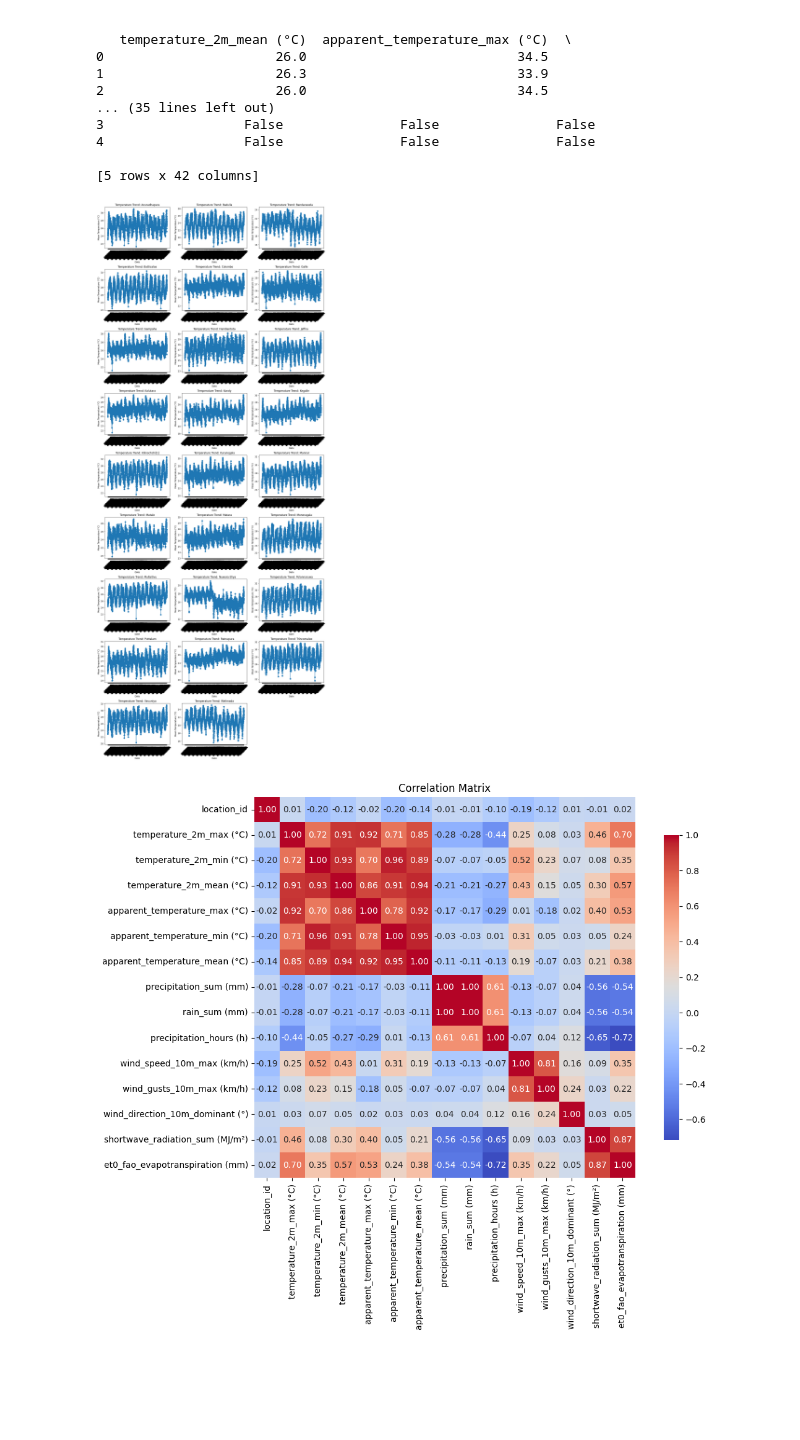
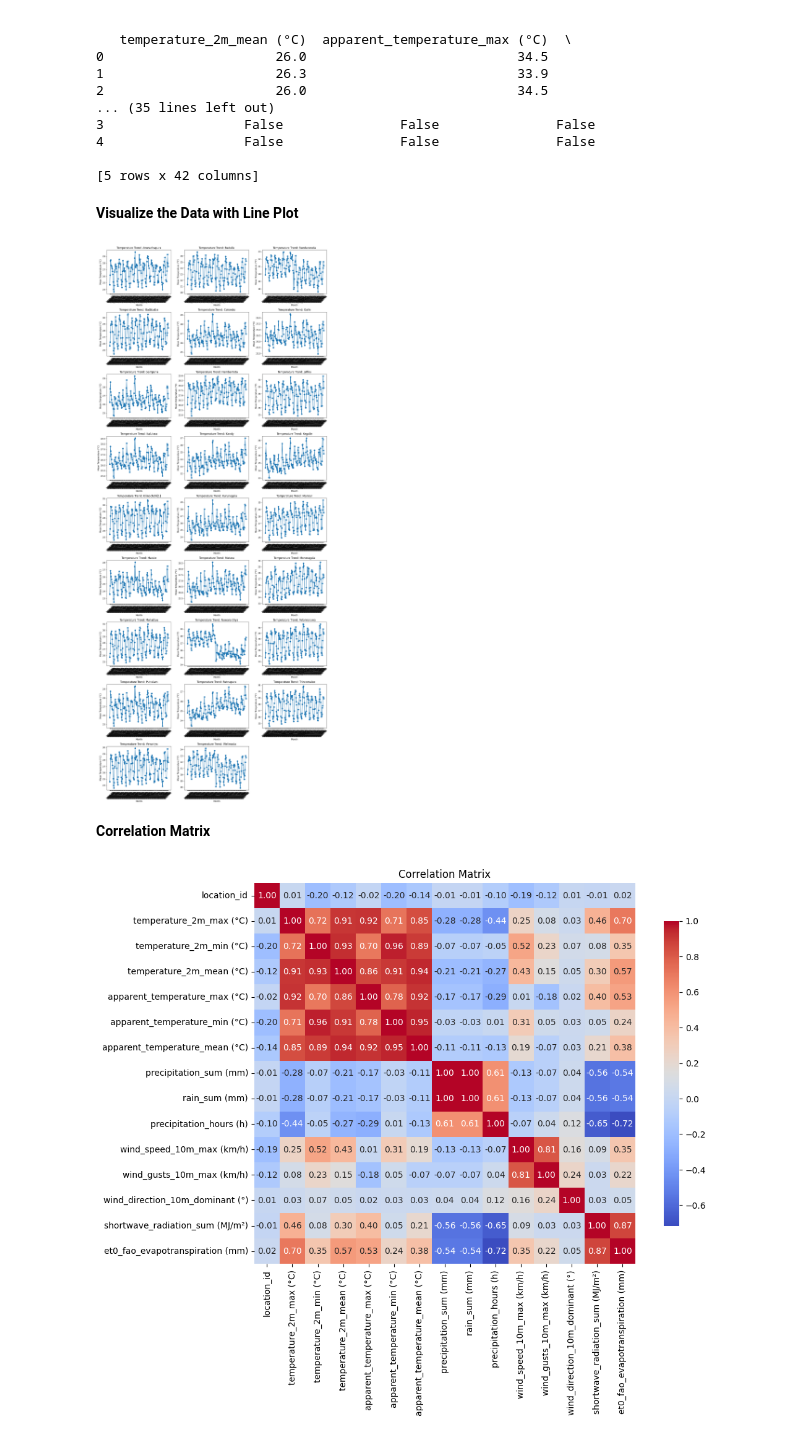
Before and after one commit to IT21271182/Deep-Learning-Project, a Jupyter notebook: IT21373916_RCNN.ipynb, the cells around one changed output. Drawn from its saved outputs; the diff is of its cells as text; code cells hidden in the pictures; blank space fills up the shorter version.

Commit message:
Imporved Visualization

```diff
--- a/IT21373916_RCNN.ipynb
+++ b/IT21373916_RCNN.ipynb
@@ -143,38 +153,51 @@ Merged Data after One-Hot Encoding:
 4                  False               False               False
 
 [5 rows x 42 columns]
+# %% [markdown]
+**Visualize the Data with Line Plot**
 # %%
 import matplotlib.pyplot as plt
 
+# Ensure the date column is in datetime format
+merged_data['date'] = pd.to_datetime(merged_data['date'])
+
+# Create a 'month' column for grouping by month
+merged_data['month'] = merged_data['date'].dt.to_period('M')  # Group by month
+
 # List all the one-hot encoded city columns
 city_columns = [col for col in merged_data.columns if 'city_name_' in col]
+
+# Group data by month and calculate monthly averages for each city
+monthly_avg_data = merged_data.groupby(['month'] + city_columns).mean().reset_index()
 
 # Set the number of rows and columns for subplots
 n_cols = 3
 n_rows = (len(city_columns) // n_cols) + (len(city_columns) % n_cols > 0)
 
 # Create subplots
 fig, axs = plt.subplots(n_rows, n_cols, figsize=(15, n_rows * 4))
 fig.subplots_adjust(hspace=0.4, wspace=0.4)
 axs = axs.flatten()
 
-# Plot each city
+# Plot each city using the monthly averaged data
 for i, city in enumerate(city_columns):
-    city_data = merged_data[merged_data[city] == 1]
-    axs[i].plot(city_data['date'], city_data['temperature_2m_mean (°C)'], label=city, marker='o')
+    city_data = monthly_avg_data[monthly_avg_data[city] == 1]
+    axs[i].plot(city_data['month'].astype(str), city_data['temperature_2m_mean (°C)'], label=city, marker='o')
     axs[i].set_title(f"Temperature Trend: {city.split('_')[-1]}")
-    axs[i].set_xlabel('Date')
+    axs[i].set_xlabel('Month')
     axs[i].set_ylabel('Mean Temperature (°C)')
     axs[i].tick_params(axis='x', rotation=45)
 
-# Remove unused subplots
+# Remove unused subplots if there are more subplots than cities
 for j in range(i + 1, len(axs)):
     fig.delaxes(axs[j])
 
 plt.tight_layout()
 plt.show()
 # %% [output]
-[figure, old version]
+[figure, new version]
+# %% [markdown]
+**Correlation Matrix**
 # %%
 import seaborn as sns
 import matplotlib.pyplot as plt
```
Also changed, not shown: parts of 27 cells of this notebook.
